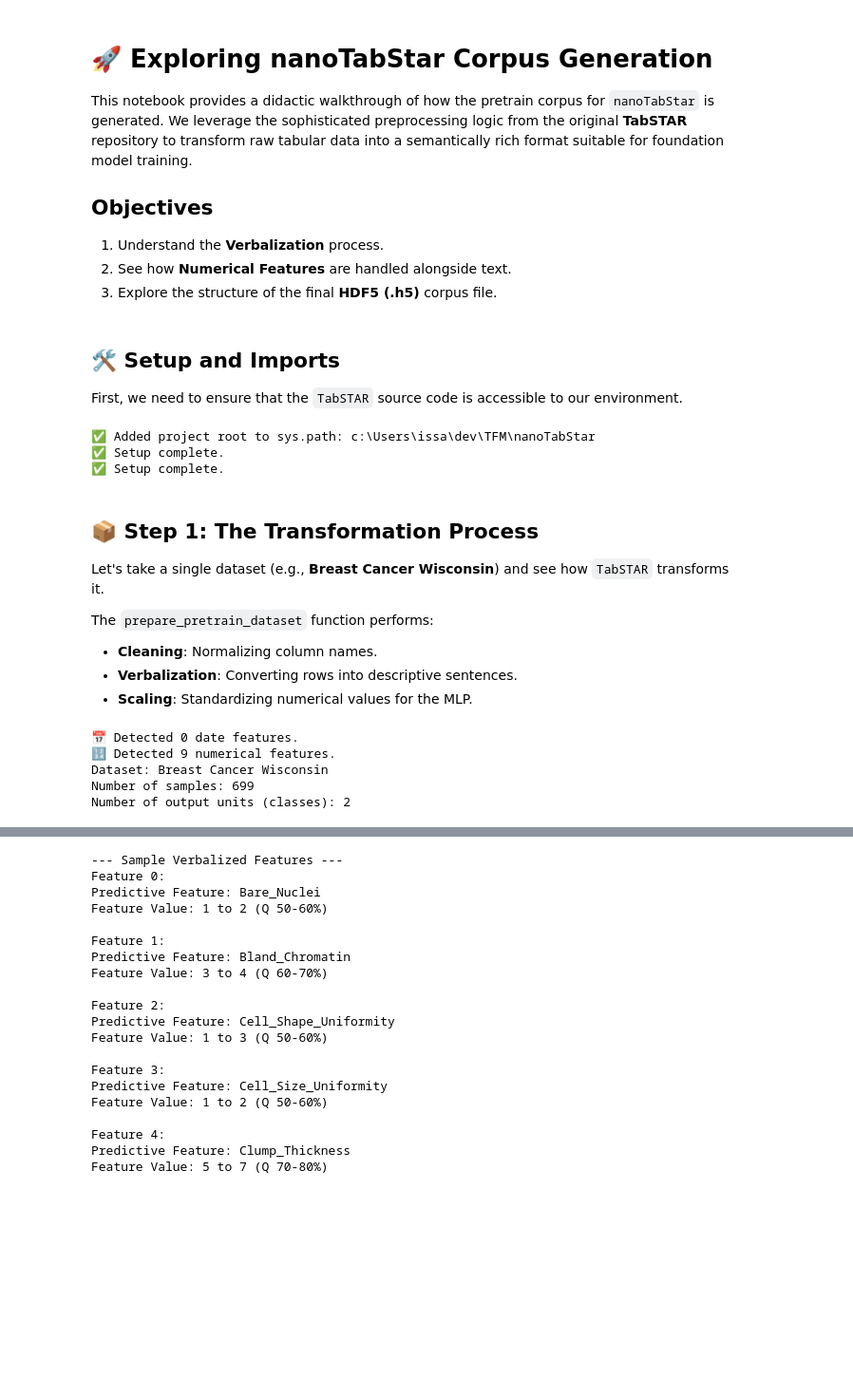
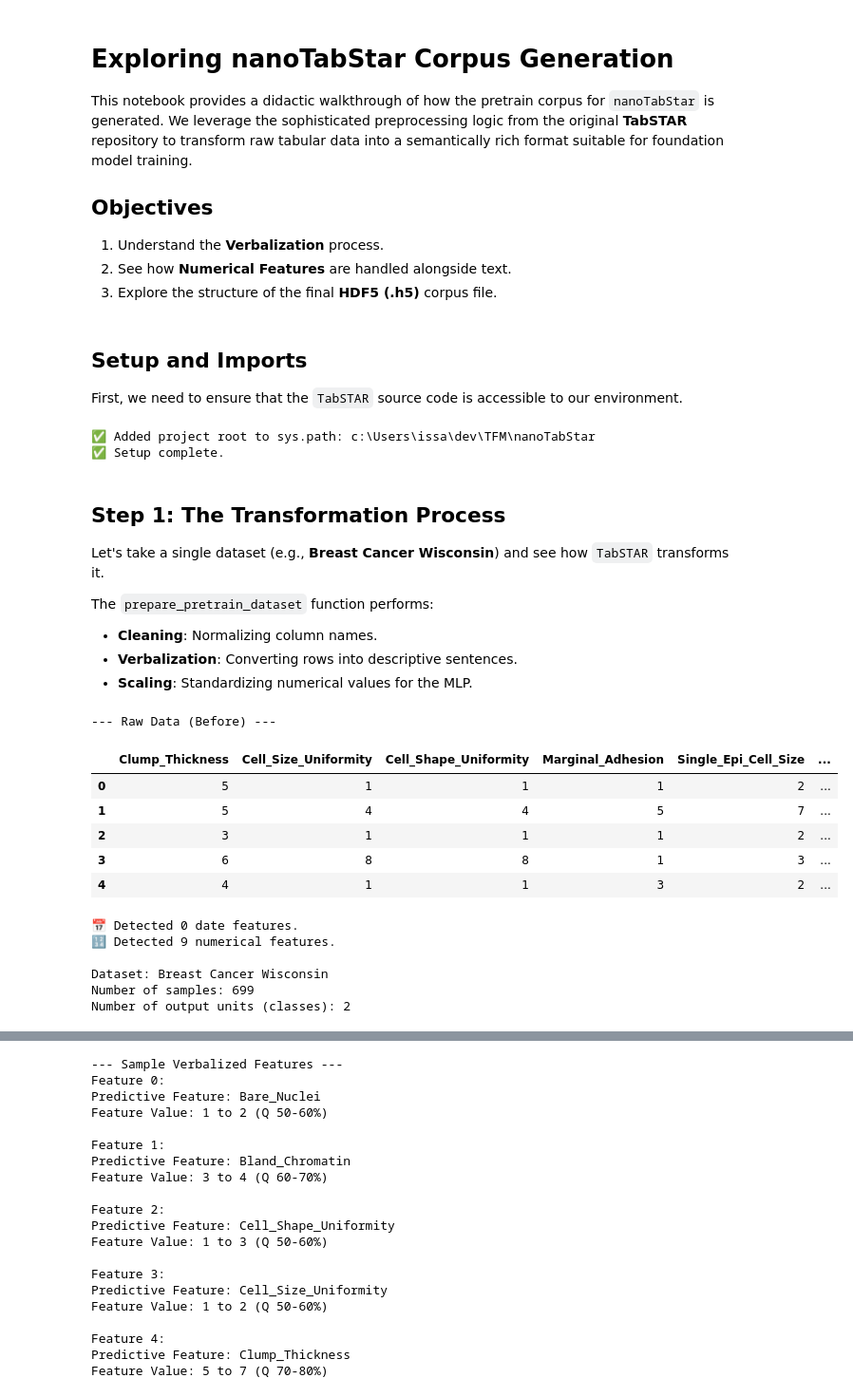
Before and after one commit to issagith/nanoTabSTAR, a Jupyter notebook: notebooks/explore_corpus_generation.ipynb, the cells around one changed output, grey strips where cells are left out. Shown at 95% size. Saved outputs shown, nothing was run; the diff lists cells and outputs as text; code cells hidden in the pictures; blank space fills up the shorter version.

```diff
--- a/notebooks/explore_corpus_generation.ipynb
+++ b/notebooks/explore_corpus_generation.ipynb
@@ -1,5 +1,5 @@
 # %% [markdown]
-# 🚀 Exploring nanoTabStar Corpus Generation
+# Exploring nanoTabStar Corpus Generation
 
 This notebook provides a didactic walkthrough of how the pretrain corpus for `nanoTabStar` is generated. We leverage the sophisticated preprocessing logic from the original **TabSTAR** repository to transform raw tabular data into a semantically rich format suitable for foundation model training.
 
@@ -8,7 +8,7 @@ This notebook provides a didactic walkthrough of how the pretrain corpus for `na
 2. See how **Numerical Features** are handled alongside text.
 3. Explore the structure of the final **HDF5 (.h5)** corpus file.
 # %% [markdown]
-## 🛠️ Setup and Imports
+## Setup and Imports
 
 First, we need to ensure that the `TabSTAR` source code is accessible to our environment.
 # %%
@@ -27,18 +27,17 @@ CORPUS_PATH = os.path.join(project_root, "data", "pretrain_corpus_tabstar.h5")
 
 if project_root not in sys.path:
     sys.path.insert(0, project_root)
-print(f"✅ Added project root to sys.path: {project_root}")
+print(f"Added project root to sys.path: {project_root}")
 
 from nanotabstar.preparation import TabSTARPreprocessor
 from sklearn.datasets import fetch_openml
 
-print("✅ Setup complete.")
+print("Setup complete.")
 # %% [output]
 ✅ Added project root to sys.path: c:\Users\issa\dev\TFM\nanoTabStar
 ✅ Setup complete.
-✅ Setup complete.
 # %% [markdown]
-## 📦 Step 1: The Transformation Process
+## Step 1: The Transformation Process
 
 Let's take a single dataset (e.g., **Breast Cancer Wisconsin**) and see how `TabSTAR` transforms it.
 
@@ -49,25 +48,36 @@ The `prepare_pretrain_dataset` function performs:
 # %%
 # Select a dataset (Breast Cancer Wisconsin)
 data = fetch_openml(data_id=15, as_frame=True, parser='auto')
 df = data.frame
 
 # Robust target column detection
 if data.target_names and len(data.target_names) > 0:
     target_col = data.target_names[0]
 else:
     target_col = df.columns[-1]
 
+print("--- Raw Data (Before) ---")
+display(df.head())
+
 # Prepare the data using our autonomous preprocessor
 preprocessor = TabSTARPreprocessor(is_cls=True, verbose=True)
 preprocessor.fit(df.drop(columns=[target_col]), df[target_col])
 train_data = preprocessor.transform(df.drop(columns=[target_col]), df[target_col])
 
-print(f"Dataset: Breast Cancer Wisconsin")
+print(f"\nDataset: Breast Cancer Wisconsin")
 print(f"Number of samples: {len(train_data)}")
 print(f"Number of output units (classes): {train_data.d_output}")
 # %% [output]
-📅 Detected 0 date features.
-🔢 Detected 9 numerical features.
-Dataset: Breast Cancer Wisconsin
-Number of samples: 699
-Number of output units (classes): 2
+--- Raw Data (Before) ---
+|  | Clump_Thickness | Cell_Size_Uniformity | Cell_Shape_Uniformity | Marginal_Adhesion | Single_Epi_Cell_Size | ... |
+| 0 | 5 | 1 | 1 | 1 | 2 | ... |
+| 1 | 5 | 4 | 4 | 5 | 7 | ... |
+| 2 | 3 | 1 | 1 | 1 | 2 | ... |
+| 3 | 6 | 8 | 8 | 1 | 3 | ... |
+| 4 | 4 | 1 | 1 | 3 | 2 | ... |
+📅 Detected 0 date features.
+🔢 Detected 9 numerical features.
+
+Dataset: Breast Cancer Wisconsin
+Number of samples: 699
+Number of output units (classes): 2
```
Also changed, not shown: parts of 8 cells of this notebook, 6 other files.
